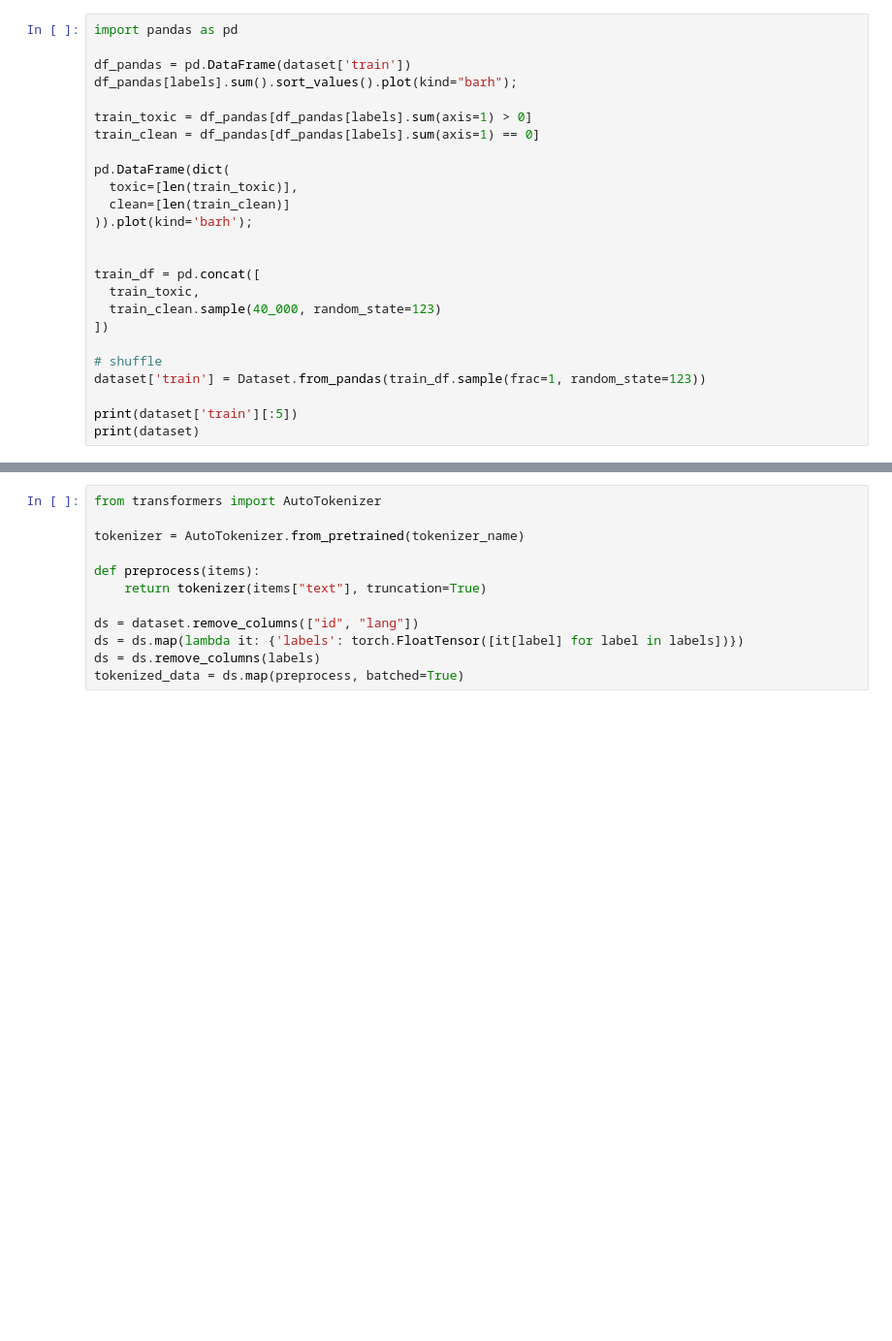
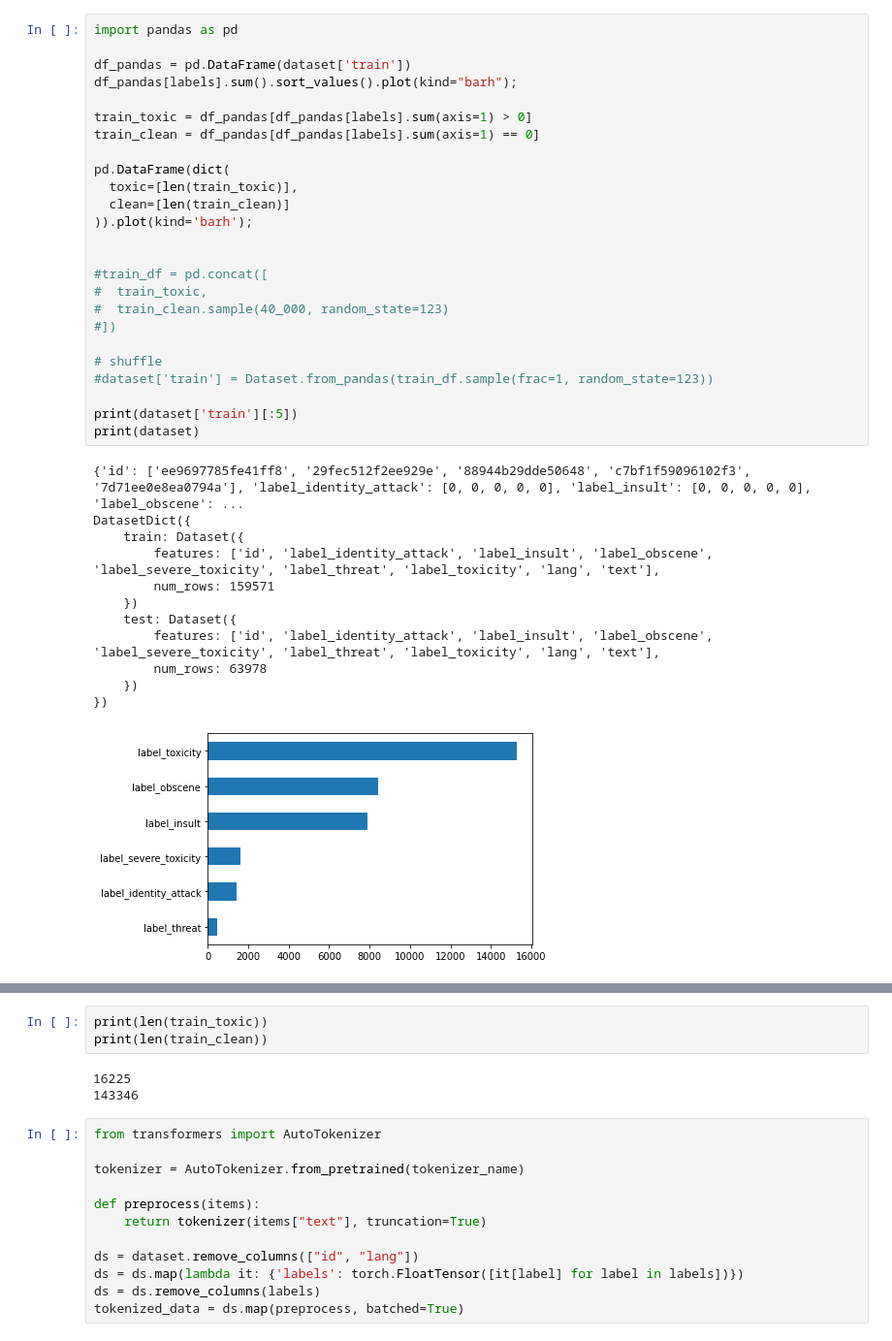
Before and after one commit to toppev/finnish-toxic-comments-classification, a Jupyter notebook: toxic-comments.ipynb, the cells around one changed output, grey strips where cells are left out. Shown: that part at 97% size. Drawn from its saved outputs; the diff is of its cells as text; blank space fills up the shorter version.

Commit message:
test stuff

```diff
--- a/toxic-comments.ipynb
+++ b/toxic-comments.ipynb
@@ -36,25 +97,38 @@ dataset = load_dataset('json', data_files={'train': 'train_en.jsonl', 'test': 't
 # %%
 import pandas as pd
 
 df_pandas = pd.DataFrame(dataset['train'])
 df_pandas[labels].sum().sort_values().plot(kind="barh");
 
 train_toxic = df_pandas[df_pandas[labels].sum(axis=1) > 0]
 train_clean = df_pandas[df_pandas[labels].sum(axis=1) == 0]
 
 pd.DataFrame(dict(
   toxic=[len(train_toxic)],
   clean=[len(train_clean)]
 )).plot(kind='barh');
 
 
-train_df = pd.concat([
-  train_toxic,
-  train_clean.sample(40_000, random_state=123)
-])
+#train_df = pd.concat([
+#  train_toxic,
+#  train_clean.sample(40_000, random_state=123)
+#])
 
 # shuffle
-dataset['train'] = Dataset.from_pandas(train_df.sample(frac=1, random_state=123))
+#dataset['train'] = Dataset.from_pandas(train_df.sample(frac=1, random_state=123))
 
 print(dataset['train'][:5])
 print(dataset)
+# %% [output]
+{'id': ['ee9697785fe41ff8', '29fec512f2ee929e', '88944b29dde50648', 'c7bf1f59096102f3', '7d71ee0e8ea0794a'], 'label_identity_attack': [0, 0, 0, 0, 0], 'label_insult': [0, 0, 0, 0, 0], 'label_obscene': ...
+DatasetDict({
+    train: Dataset({
+        features: ['id', 'label_identity_attack', 'label_insult', 'label_obscene', 'label_severe_toxicity', 'label_threat', 'label_toxicity', 'lang', 'text'],
+        num_rows: 159571
+    })
+    test: Dataset({
+        features: ['id', 'label_identity_attack', 'label_insult', 'label_obscene', 'label_severe_toxicity', 'label_threat', 'label_toxicity', 'lang', 'text'],
+        num_rows: 63978
+    })
+})
+[figure, added]
@@ -61,3 +136,9 @@ print(dataset)
+# %%
+print(len(train_toxic))
+print(len(train_clean))
+# %% [output]
+16225
+143346
 # %%
 from transformers import AutoTokenizer
 
```
Also changed, not shown: parts of 11 cells of this notebook.
